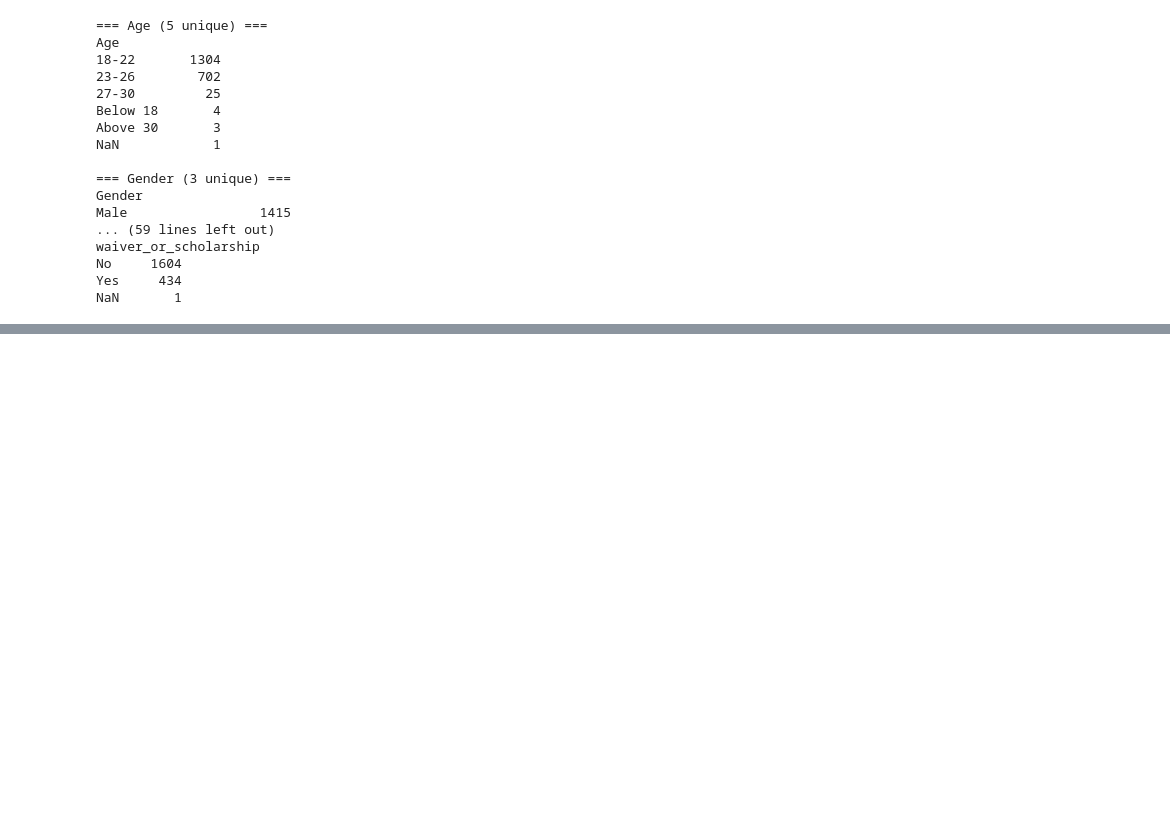
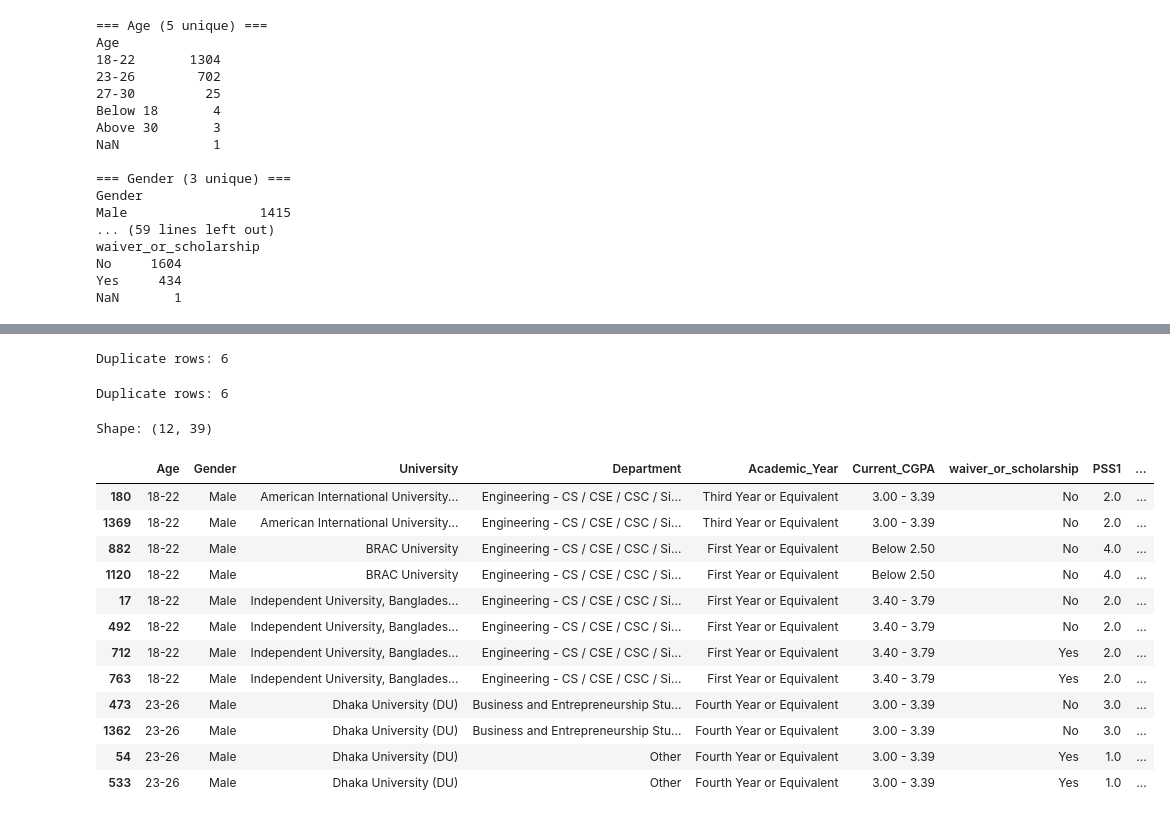
Before and after one commit to MuhammadAhmadF2005/Psybot, a Jupyter notebook: train.ipynb, the cells around one changed output, grey strips where cells are left out. Drawn from its saved outputs; the diff is of its cells as text; code cells hidden in the pictures; blank space fills up the shorter version.

```diff
--- a/train.ipynb
+++ b/train.ipynb
@@ -290,0 +313,28 @@ NaN       1
+# %%
+dupes = df.duplicated().sum()
+print(f"Duplicate rows: {dupes}")
+# %% [output]
+Duplicate rows: 6
+# %%
+print(f"Duplicate rows: {df.duplicated().sum()}")
+# %% [output]
+Duplicate rows: 6
+# %%
+dupes = df[df.duplicated(keep=False)].sort_values(by=list(df.columns))
+print(f"Shape: {dupes.shape}")
+display(dupes)
+# %% [output]
+Shape: (12, 39)
+|  | Age | Gender | University | Department | Academic_Year | Current_CGPA | waiver_or_scholarship | PSS1 | ... |
+| 180 | 18-22 | Male | American International University... | Engineering - CS / CSE / CSC / Si... | Third Year or Equivalent | 3.00 - 3.39 | No | 2.0 | ... |
+| 1369 | 18-22 | Male | American International University... | Engineering - CS / CSE / CSC / Si... | Third Year or Equivalent | 3.00 - 3.39 | No | 2.0 | ... |
+| 882 | 18-22 | Male | BRAC University | Engineering - CS / CSE / CSC / Si... | First Year or Equivalent | Below 2.50 | No | 4.0 | ... |
+| 1120 | 18-22 | Male | BRAC University | Engineering - CS / CSE / CSC / Si... | First Year or Equivalent | Below 2.50 | No | 4.0 | ... |
+| 17 | 18-22 | Male | Independent University, Banglades... | Engineering - CS / CSE / CSC / Si... | First Year or Equivalent | 3.40 - 3.79 | No | 2.0 | ... |
+| 492 | 18-22 | Male | Independent University, Banglades... | Engineering - CS / CSE / CSC / Si... | First Year or Equivalent | 3.40 - 3.79 | No | 2.0 | ... |
+| 712 | 18-22 | Male | Independent University, Banglades... | Engineering - CS / CSE / CSC / Si... | First Year or Equivalent | 3.40 - 3.79 | Yes | 2.0 | ... |
+| 763 | 18-22 | Male | Independent University, Banglades... | Engineering - CS / CSE / CSC / Si... | First Year or Equivalent | 3.40 - 3.79 | Yes | 2.0 | ... |
+| 473 | 23-26 | Male | Dhaka University (DU) | Business and Entrepreneurship Stu... | Fourth Year or Equivalent | 3.00 - 3.39 | No | 3.0 | ... |
+| 1362 | 23-26 | Male | Dhaka University (DU) | Business and Entrepreneurship Stu... | Fourth Year or Equivalent | 3.00 - 3.39 | No | 3.0 | ... |
+| 54 | 23-26 | Male | Dhaka University (DU) | Other | Fourth Year or Equivalent | 3.00 - 3.39 | Yes | 1.0 | ... |
+| 533 | 23-26 | Male | Dhaka University (DU) | Other | Fourth Year or Equivalent | 3.00 - 3.39 | Yes | 1.0 | ... |
```
Also changed, not shown: parts of 6 cells of this notebook, 2 other files.
